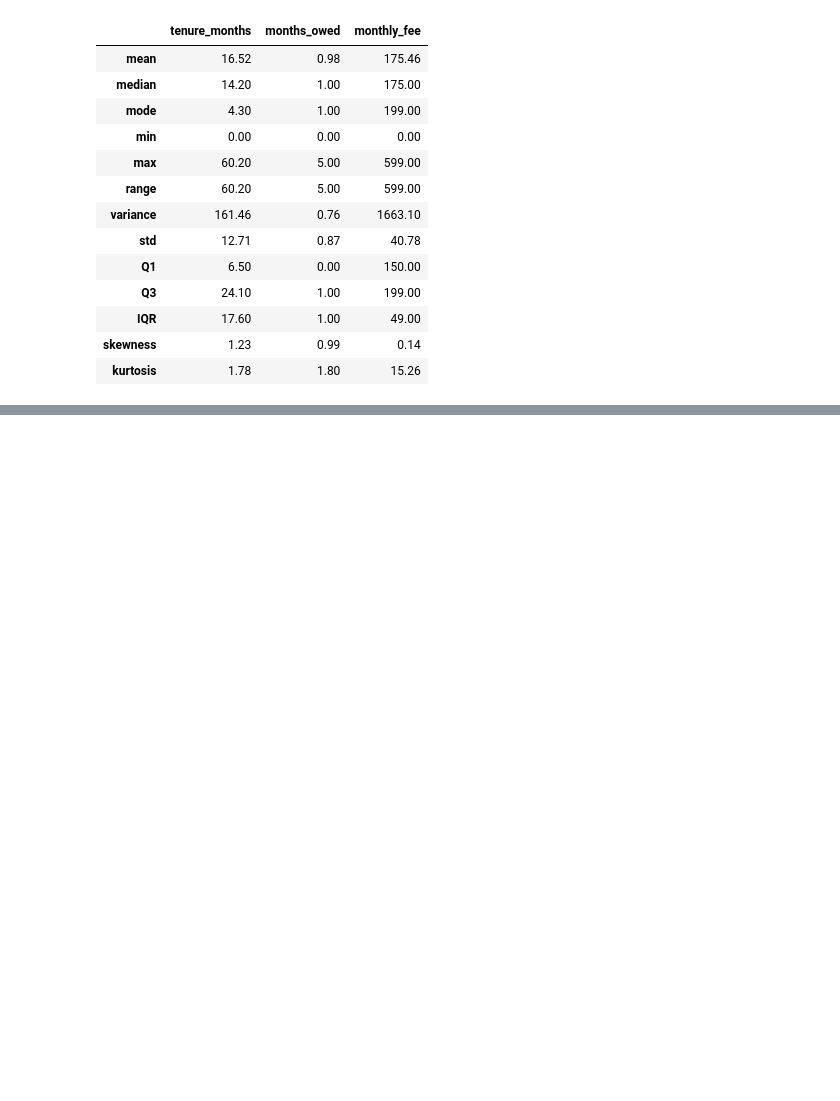
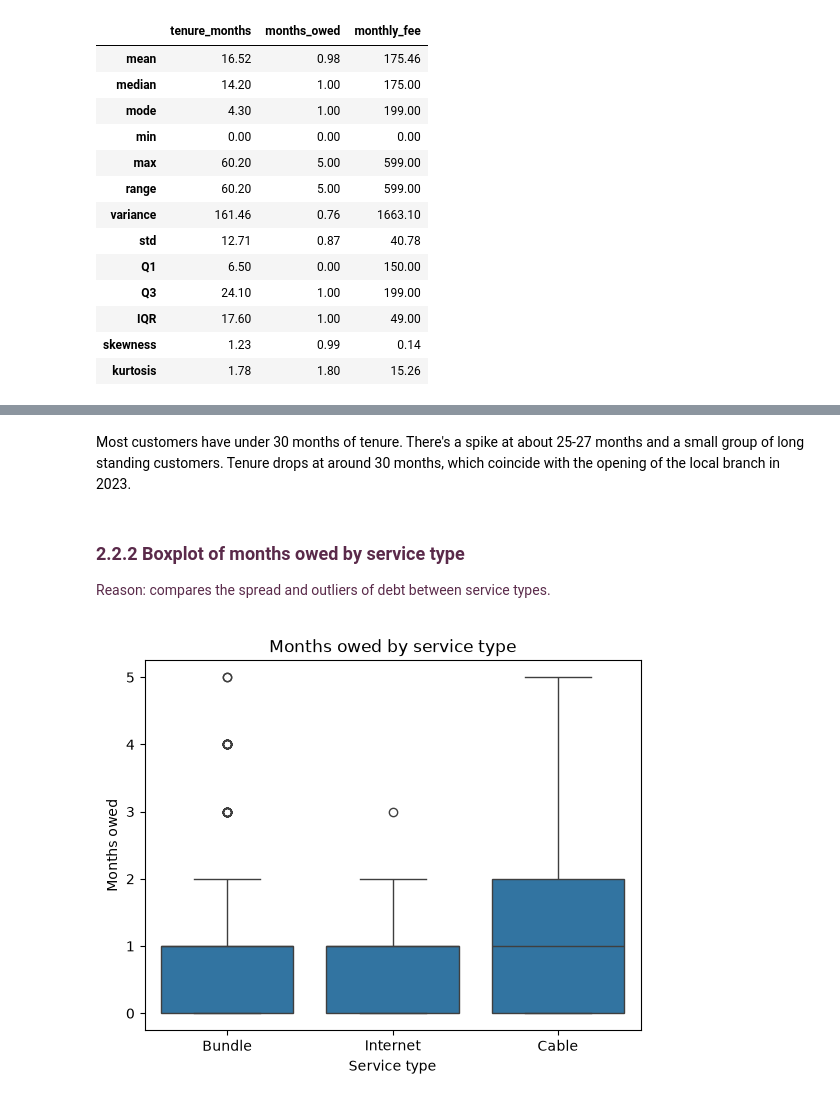
Before and after one commit to mafs794/payments-statistical-techniques-ca1, a Jupyter notebook: ca1.ipynb, the cells around one changed output, grey strips where cells are left out. Saved outputs shown, nothing was run; the diff lists cells and outputs as text; code cells hidden in the pictures; blank space fills up the shorter version.

Commit message:
Plots and binomal distribution

```diff
--- a/ca1.ipynb
+++ b/ca1.ipynb
@@ -445,0 +495,16 @@ pd.concat([describe_var(c, process_data) for c in ["tenure_months", "months_owed
+# %% [markdown]
+Most customers have under 30 months of tenure. There's a spike at about 25-27 months and a small group of long standing customers. Tenure drops at around 30 months, which coincide with the opening of the local branch in 2023.
+# %% [markdown]
+<div style="margin:20px 0 8px 12px;
+            font-family:'Georgia', serif; color:#5a2a4a;">
+  <h3 style="margin:0 0 4px 0; font-size:18px;">2.2.2 Boxplot of months owed by service type</h3>
+  <p>Reason: compares the spread and outliers of debt between service types.</p>
+</div>
+# %%
+sns.boxplot(data=process_data, x="service_type", y="months_owed")
+plt.xlabel("Service type")
+plt.ylabel("Months owed")
+plt.title("Months owed by service type")
+plt.show()
+# %% [output]
+[figure, added]
```
Also changed, not shown: parts of 37 cells of this notebook.
